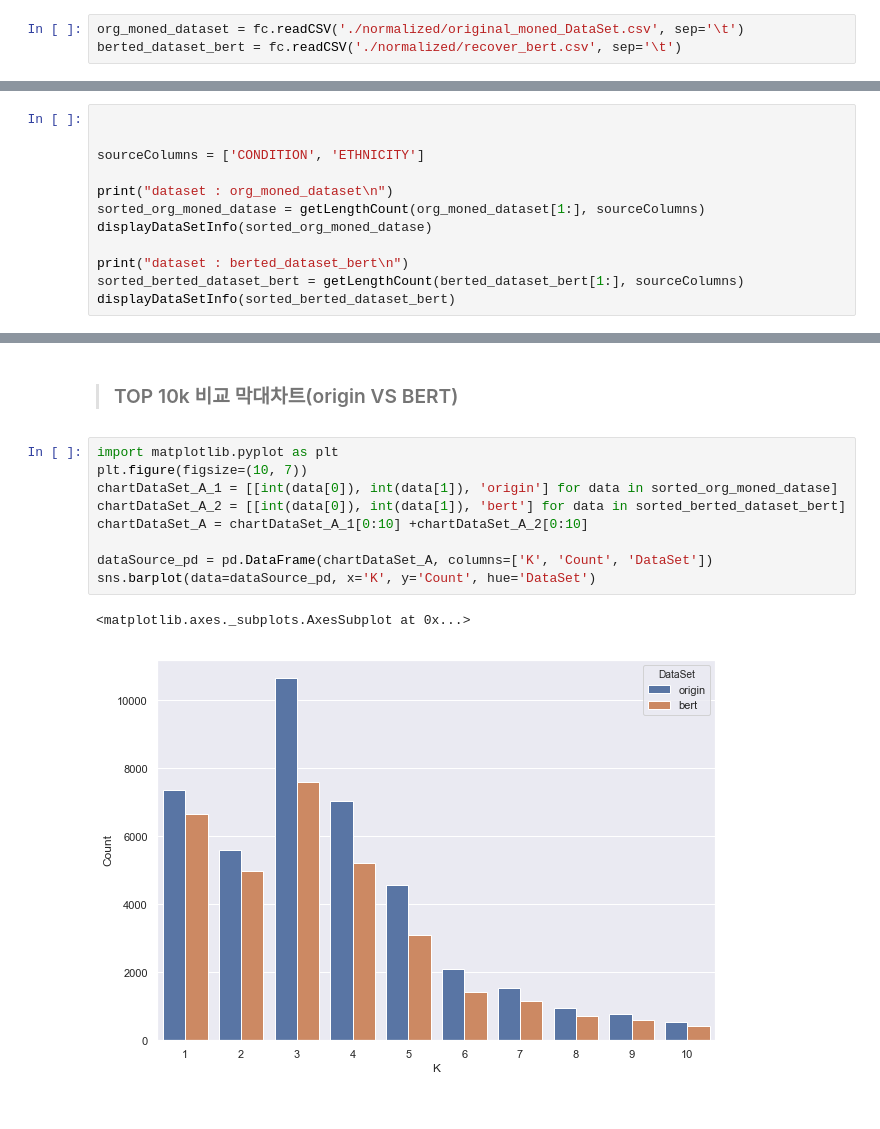
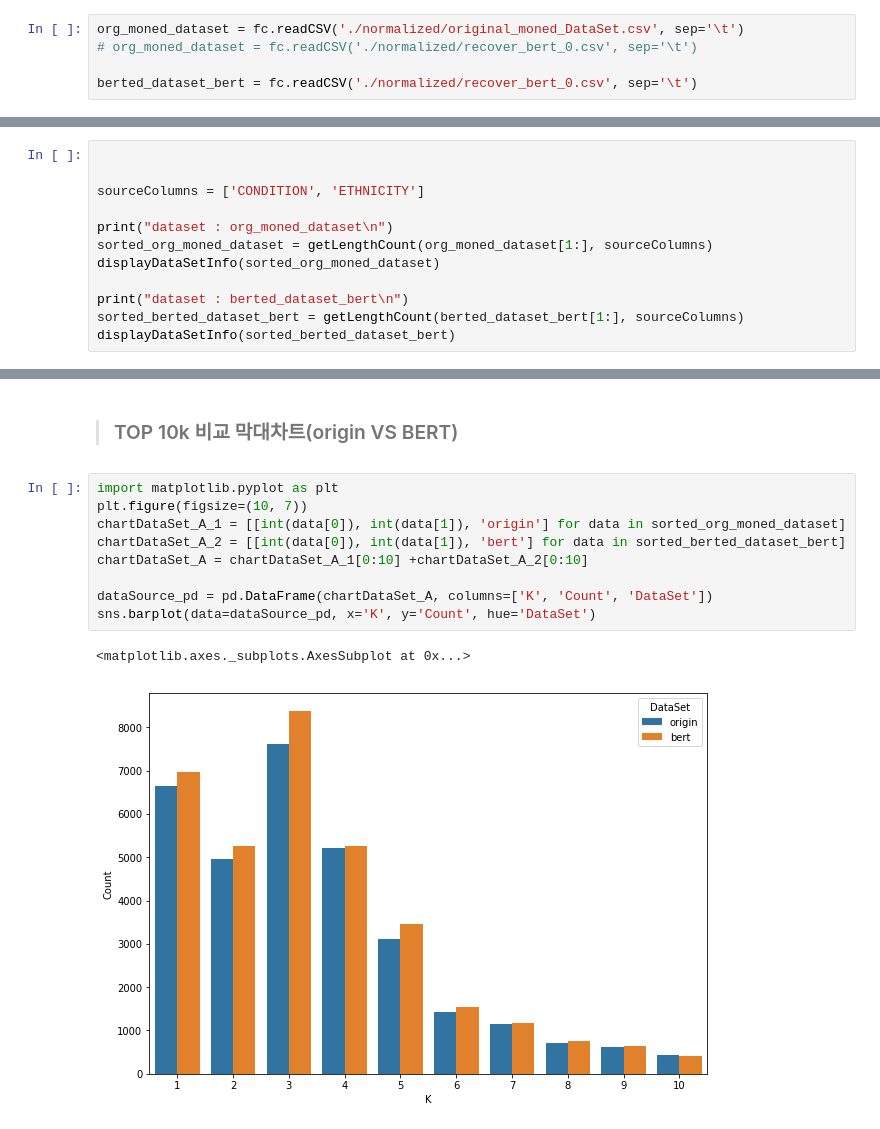
Before and after one commit to asha172/K-Anonymity, a Jupyter notebook: eval/anal.ipynb, the cells around one changed output, grey strips where cells are left out. Drawn from its saved outputs; the diff is of its cells as text.

```diff
--- a/eval/anal.ipynb
+++ b/eval/anal.ipynb
@@ -58,4 +57,6 @@ def displayDataSetInfo(sourceDataSet):
     print("============================================================\n")
 # %%
 org_moned_dataset = fc.readCSV('./normalized/original_moned_DataSet.csv', sep='\t')
-berted_dataset_bert = fc.readCSV('./normalized/recover_bert.csv', sep='\t')
+# org_moned_dataset = fc.readCSV('./normalized/recover_bert_0.csv', sep='\t')
+
+berted_dataset_bert = fc.readCSV('./normalized/recover_bert_0.csv', sep='\t')
@@ -65,8 +76,8 @@ berted_dataset_bert = fc.readCSV('./normalized/recover_bert.csv', sep='\t')
 sourceColumns = ['CONDITION', 'ETHNICITY']
 
 print("dataset : org_moned_dataset\n")
-sorted_org_moned_datase = getLengthCount(org_moned_dataset[1:], sourceColumns)
-displayDataSetInfo(sorted_org_moned_datase)
+sorted_org_moned_dataset = getLengthCount(org_moned_dataset[1:], sourceColumns)
+displayDataSetInfo(sorted_org_moned_dataset)
 
 print("dataset : berted_dataset_bert\n")
 sorted_berted_dataset_bert = getLengthCount(berted_dataset_bert[1:], sourceColumns)
@@ -165,12 +180,12 @@ plt.show()
 # %%
 import matplotlib.pyplot as plt
 plt.figure(figsize=(10, 7))
-chartDataSet_A_1 = [[int(data[0]), int(data[1]), 'origin'] for data in sorted_org_moned_datase]
+chartDataSet_A_1 = [[int(data[0]), int(data[1]), 'origin'] for data in sorted_org_moned_dataset]
 chartDataSet_A_2 = [[int(data[0]), int(data[1]), 'bert'] for data in sorted_berted_dataset_bert]
 chartDataSet_A = chartDataSet_A_1[0:10] +chartDataSet_A_2[0:10]
 
 dataSource_pd = pd.DataFrame(chartDataSet_A, columns=['K', 'Count', 'DataSet'])
 sns.barplot(data=dataSource_pd, x='K', y='Count', hue='DataSet')
 # %% [output]
 <matplotlib.axes._subplots.AxesSubplot at 0x...>
-[figure, old version]
+[figure, new version]
```
Also changed, not shown: parts of 9 cells of this notebook, 7 other files.
